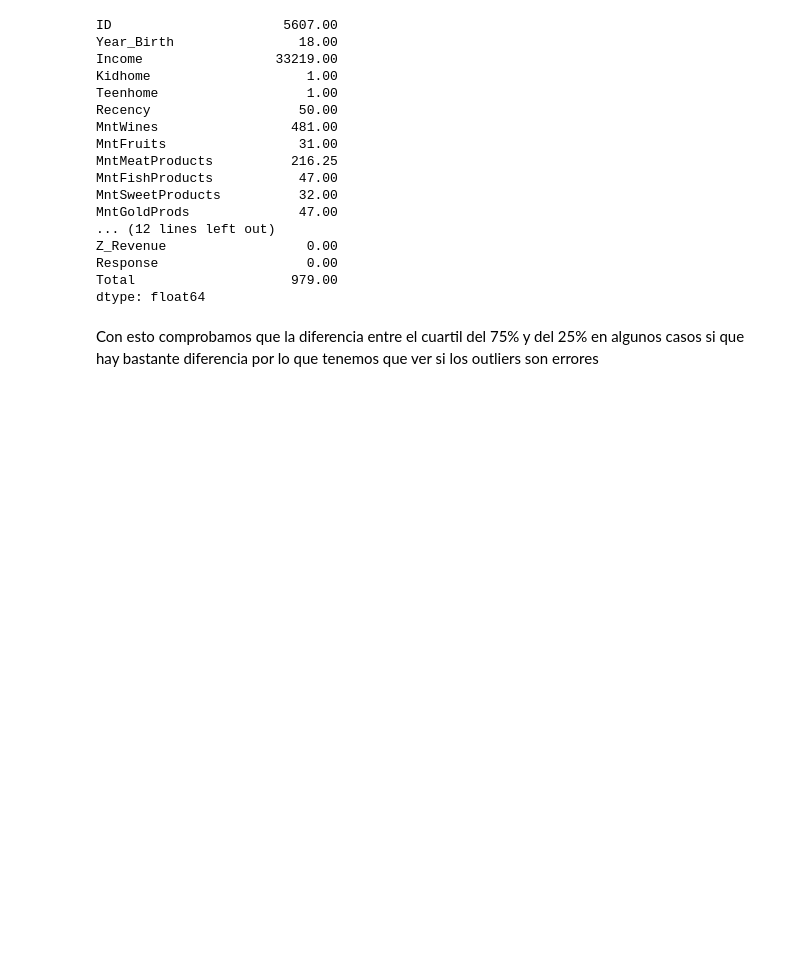
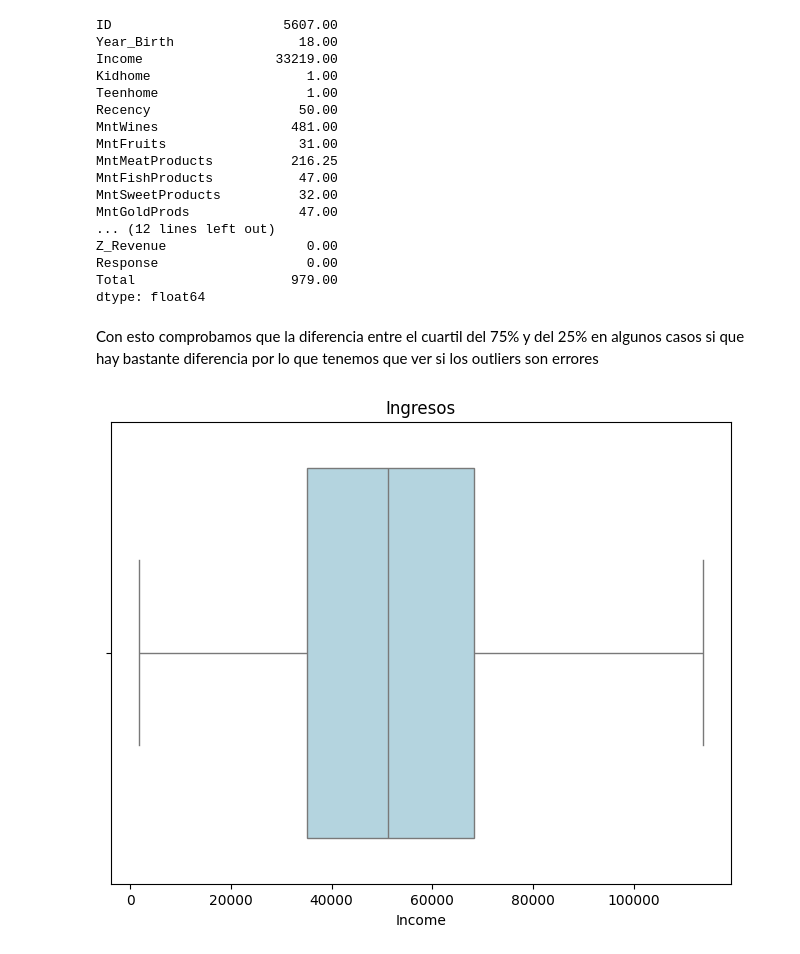
Before and after one commit to viccas123/ifood_proyecto_1_vcm, a Jupyter notebook: src/Ejercicio1.ipynb, the cells around one changed output. Drawn from its saved outputs; the diff is of its cells as text; code cells hidden in the pictures; blank space fills up the shorter version.

```diff
--- a/src/Ejercicio1.ipynb
+++ b/src/Ejercicio1.ipynb
@@ -119,3 +119,20 @@ Total                    979.00
 dtype: float64
 # %% [markdown]
 Con esto comprobamos que la diferencia entre el cuartil del 75% y del 25% en algunos casos si que hay bastante diferencia por lo que tenemos que ver si los outliers son errores
+# %%
+import pandas as pd
+
+# Supongamos que tienes un DataFrame llamado df con una columna "Income"
+Q1 = df_estudiar["Income"].quantile(0.25)  # Primer cuartil (25%)
+Q3 = df_estudiar["Income"].quantile(0.75)  # Tercer cuartil (75%)
+IQR = Q3 - Q1  # Rango intercuartílico
+
+# Filtrar los datos eliminando los outliers
+df_filtered = df_estudiar[(df_estudiar["Income"] >= Q1 - 1.5 * IQR) & (df_estudiar["Income"] <= Q3 + 1.5 * IQR)]
+# %%
+plt.figure(figsize=(8, 6))
+sns.boxplot(x=df_filtered['Income'], color='lightblue')
+plt.title('Ingresos')
+plt.show()
+# %% [output]
+[figure, added]
```
Also changed, not shown: parts of 3 cells of this notebook, 2 other files.
